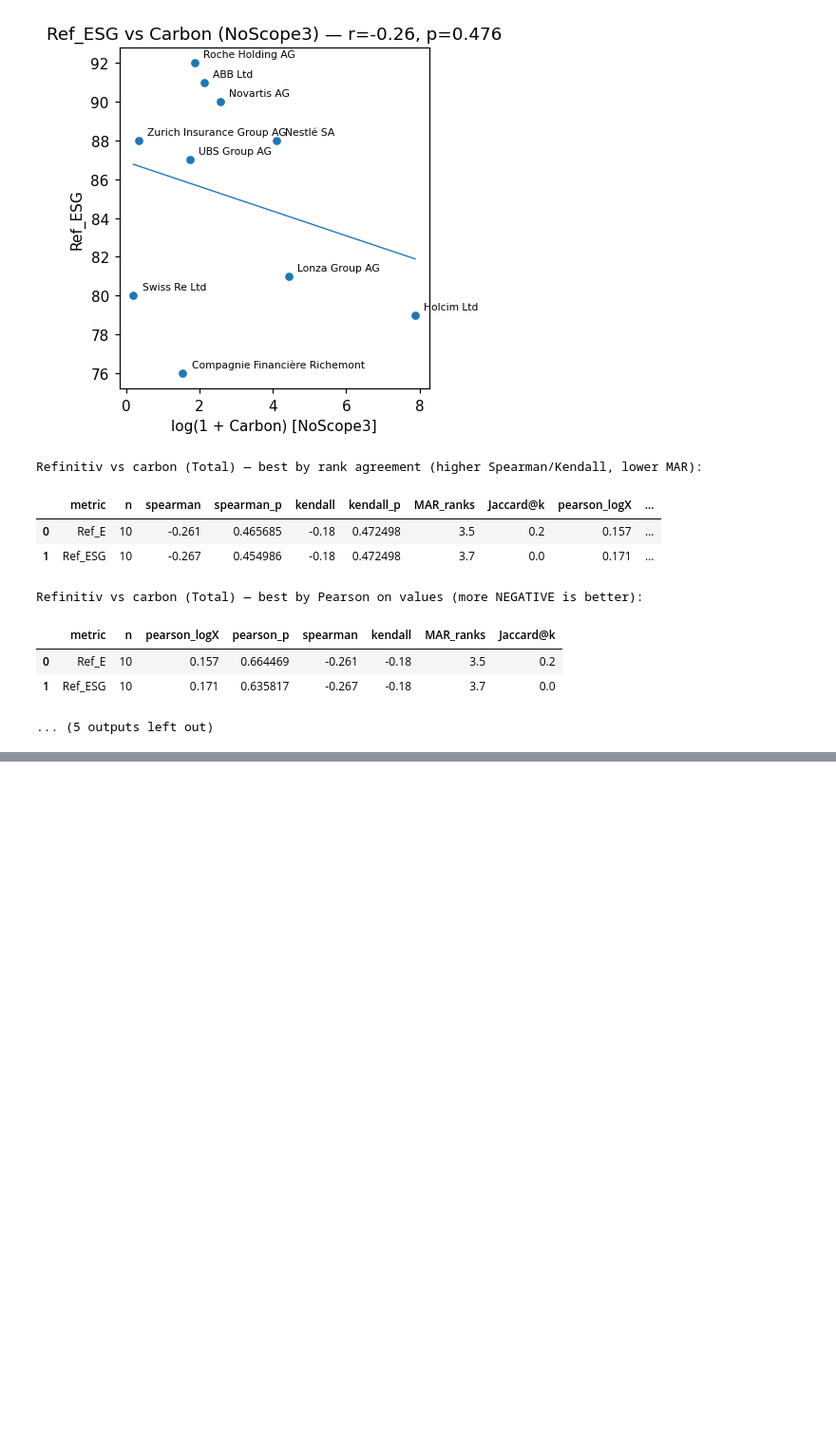
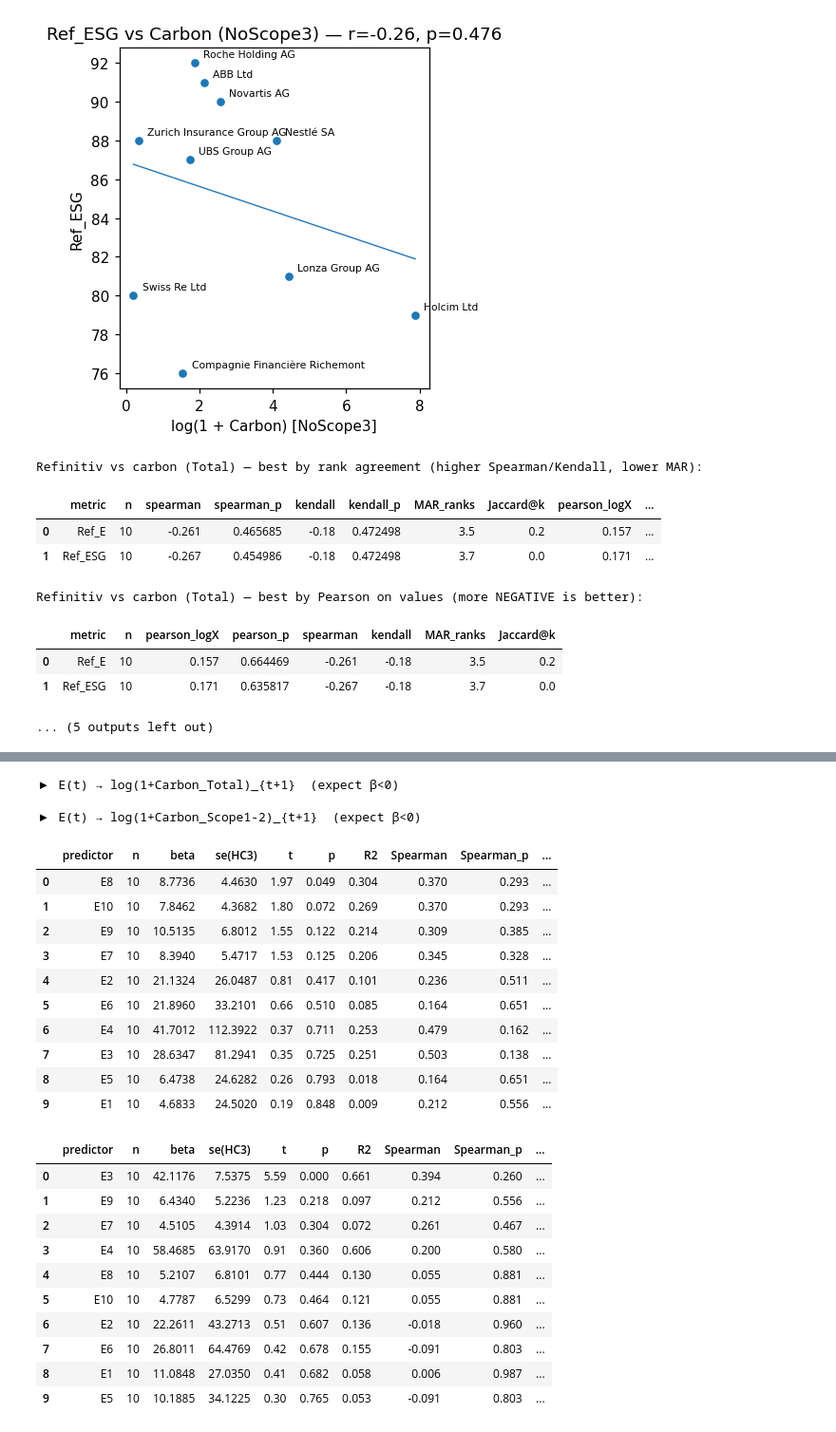
Before and after one commit to alexandrastna/AI-for-ESG, a Jupyter notebook: Notebooks/11_Thesis.ipynb, the cells around one changed output, grey strips where cells are left out. Shown at 95% size. Cells and saved outputs as stored; diff of their text form; code cells hidden in the pictures; blank space fills up the shorter version.

```diff
--- a/Notebooks/11_Thesis.ipynb
+++ b/Notebooks/11_Thesis.ipynb
@@ -1456,0 +1672,35 @@ Refinitiv vs carbon (Total) — best by Pearson on values (more NEGATIVE is bett
+# %%
+# Also run with E1..E10 as predictors
+tbl_E_lvl_total = regress_many(panel_E, "Carbon_Total_log_t1", E_vars,
+                               expect_sign="neg", label="E(t) → log(1+Carbon_Total)_{t+1}")
+tbl_E_lvl_s12   = regress_many(panel_E, "Carbon_wo_Scope3_log_t1", E_vars,
+                               expect_sign="neg", label="E(t) → log(1+Carbon_Scope1-2)_{t+1}")
+
+display(tbl_E_lvl_total)
+display(tbl_E_lvl_s12)
+# %% [output]
+▶ E(t) → log(1+Carbon_Total)_{t+1}  (expect β<0)
+
+▶ E(t) → log(1+Carbon_Scope1-2)_{t+1}  (expect β<0)
+|  | predictor | n | beta | se(HC3) | t | p | R2 | Spearman | Spearman_p | ... |
+| 0 | E8 | 10 | 8.7736 | 4.4630 | 1.97 | 0.049 | 0.304 | 0.370 | 0.293 | ... |
+| 1 | E10 | 10 | 7.8462 | 4.3682 | 1.80 | 0.072 | 0.269 | 0.370 | 0.293 | ... |
+| 2 | E9 | 10 | 10.5135 | 6.8012 | 1.55 | 0.122 | 0.214 | 0.309 | 0.385 | ... |
+| 3 | E7 | 10 | 8.3940 | 5.4717 | 1.53 | 0.125 | 0.206 | 0.345 | 0.328 | ... |
+| 4 | E2 | 10 | 21.1324 | 26.0487 | 0.81 | 0.417 | 0.101 | 0.236 | 0.511 | ... |
+| 5 | E6 | 10 | 21.8960 | 33.2101 | 0.66 | 0.510 | 0.085 | 0.164 | 0.651 | ... |
+| 6 | E4 | 10 | 41.7012 | 112.3922 | 0.37 | 0.711 | 0.253 | 0.479 | 0.162 | ... |
+| 7 | E3 | 10 | 28.6347 | 81.2941 | 0.35 | 0.725 | 0.251 | 0.503 | 0.138 | ... |
+| 8 | E5 | 10 | 6.4738 | 24.6282 | 0.26 | 0.793 | 0.018 | 0.164 | 0.651 | ... |
+| 9 | E1 | 10 | 4.6833 | 24.5020 | 0.19 | 0.848 | 0.009 | 0.212 | 0.556 | ... |
+|  | predictor | n | beta | se(HC3) | t | p | R2 | Spearman | Spearman_p | ... |
+| 0 | E3 | 10 | 42.1176 | 7.5375 | 5.59 | 0.000 | 0.661 | 0.394 | 0.260 | ... |
+| 1 | E9 | 10 | 6.4340 | 5.2236 | 1.23 | 0.218 | 0.097 | 0.212 | 0.556 | ... |
+| 2 | E7 | 10 | 4.5105 | 4.3914 | 1.03 | 0.304 | 0.072 | 0.261 | 0.467 | ... |
+| 3 | E4 | 10 | 58.4685 | 63.9170 | 0.91 | 0.360 | 0.606 | 0.200 | 0.580 | ... |
+| 4 | E8 | 10 | 5.2107 | 6.8101 | 0.77 | 0.444 | 0.130 | 0.055 | 0.881 | ... |
+| 5 | E10 | 10 | 4.7787 | 6.5299 | 0.73 | 0.464 | 0.121 | 0.055 | 0.881 | ... |
+| 6 | E2 | 10 | 22.2611 | 43.2713 | 0.51 | 0.607 | 0.136 | -0.018 | 0.960 | ... |
+| 7 | E6 | 10 | 26.8011 | 64.4769 | 0.42 | 0.678 | 0.155 | -0.091 | 0.803 | ... |
+| 8 | E1 | 10 | 11.0848 | 27.0350 | 0.41 | 0.682 | 0.058 | 0.006 | 0.987 | ... |
+| 9 | E5 | 10 | 10.1885 | 34.1225 | 0.30 | 0.765 | 0.053 | -0.091 | 0.803 | ... |
```
Also changed, not shown: parts of 24 cells of this notebook.
